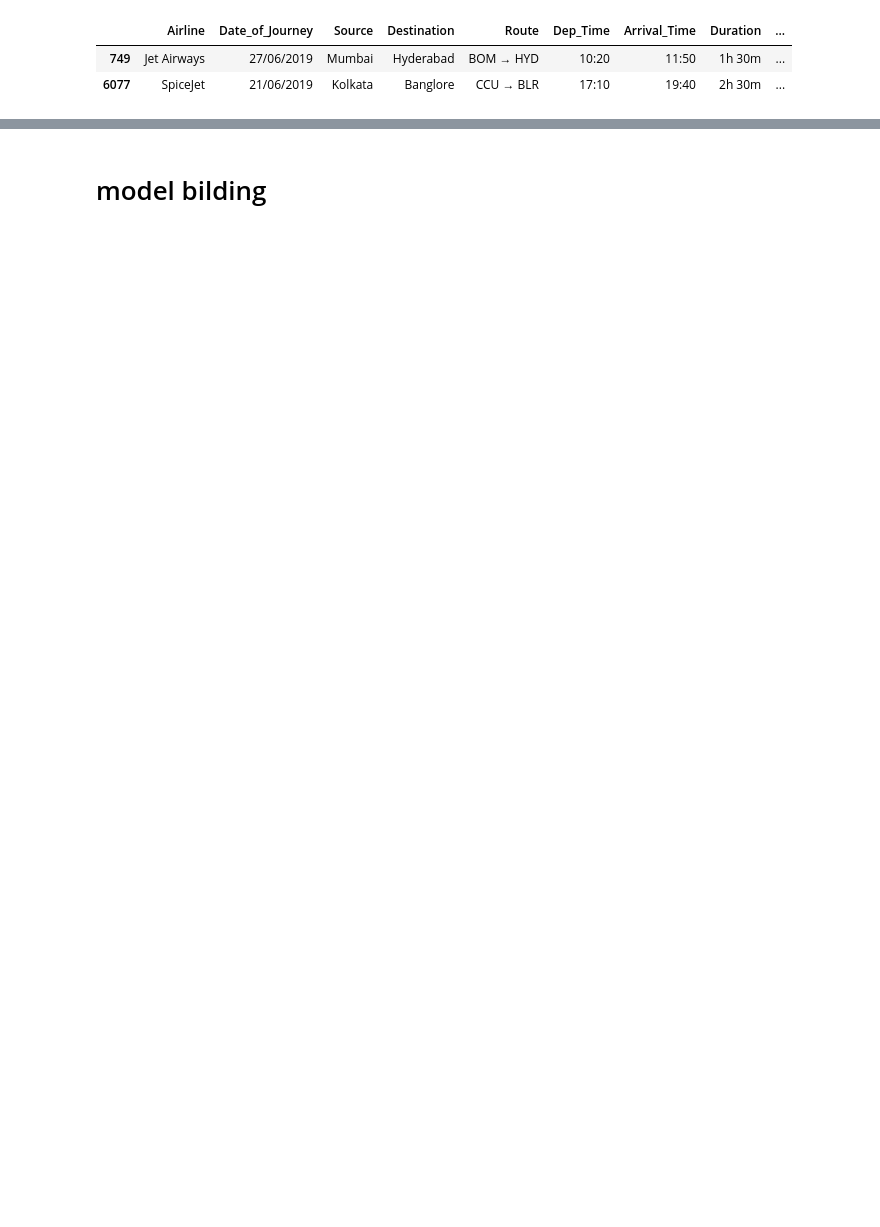
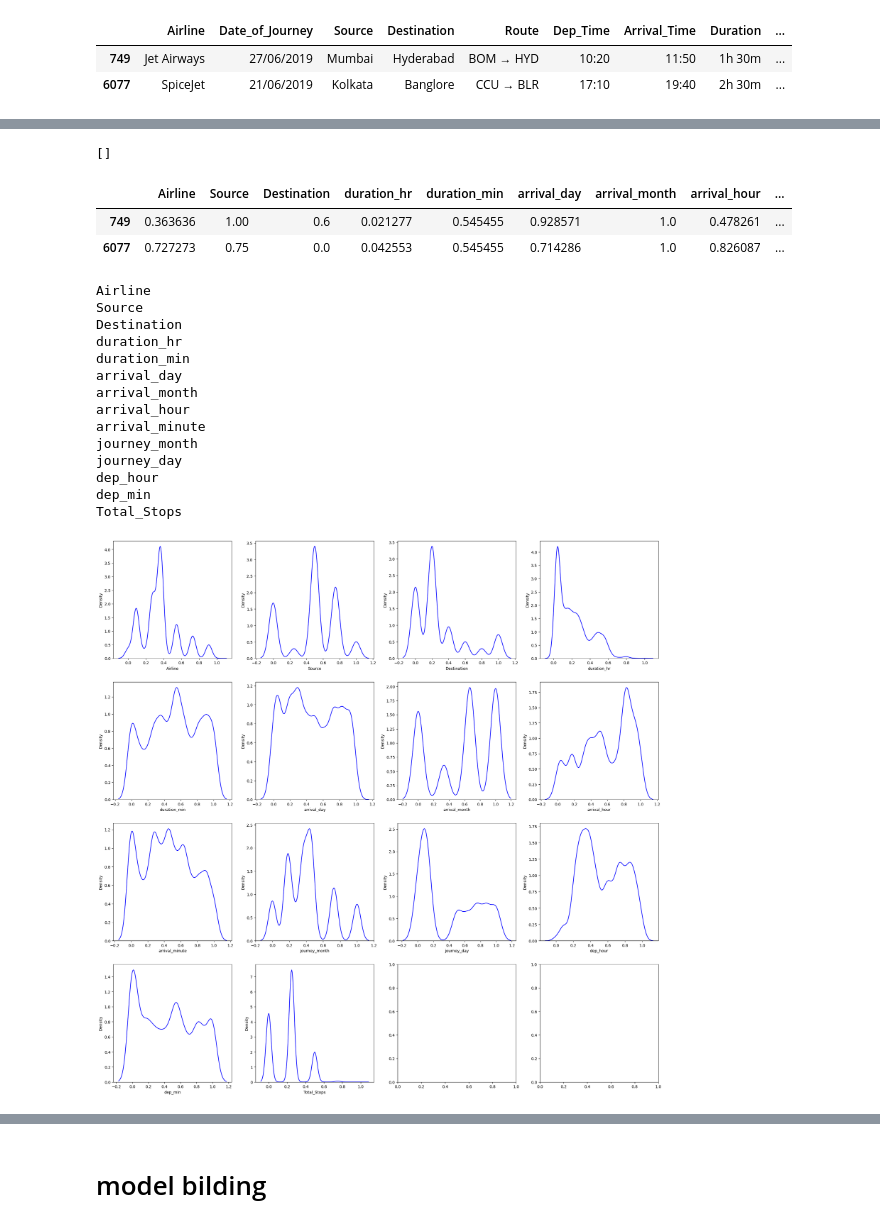
Before and after one commit to anvitendulkar10/Projects, a Jupyter notebook: Airline Price Prediction/Untitled0.ipynb, the cells around one changed output, grey strips where cells are left out. Drawn from its saved outputs; the diff is of its cells as text; code cells hidden in the pictures; blank space fills up the shorter version.

```diff
--- a/Airline Price Prediction/Untitled0.ipynb
+++ b/Airline Price Prediction/Untitled0.ipynb
@@ -274,0 +263,5 @@ sns.heatmap(encode_data.corr(), annot=True, fmt=".1f", cmap='coolwarm')
+# %%
+rf = RandomForestRegressor(random_state =42)
+rf.fit(X_train_df,y_train)
+fi_2 = pd.DataFrame( {'feature' : X_train_df.columns ,'RFimportance' :rf.feature_importances_})
+fi_2.sort_values('RFimportance',ascending=False)
@@ -274,0 +284,5 @@ sns.heatmap(encode_data.corr(), annot=True, fmt=".1f", cmap='coolwarm')
+# %%
+rf = GradientBoostingRegressor()
+rf.fit(X_train_df,y_train)
+fi_3 = pd.DataFrame( {'feature' : X_train_df.columns ,'GBimportance' :rf.feature_importances_})
+fi_3
@@ -274,0 +305,42 @@ sns.heatmap(encode_data.corr(), annot=True, fmt=".1f", cmap='coolwarm')
+# %%
+lasso = Lasso(alpha=0.1)  # alpha is the regularization strength
+lasso.fit(X_train_df, y_train)
+# Coefficients
+coefficients = lasso.coef_
+# Selected features
+selected_features = X_train_df.columns[coefficients == 0].tolist()
+selected_features
+# %% [output]
+[]
+# %%
+encoded_data = en_clf.fit_transform(X_train,y_train)
+# %%
+encoded_data.head(2)
+# %% [output]
+|  | Airline | Source | Destination | duration_hr | duration_min | arrival_day | arrival_month | arrival_hour | ... |
+| 749 | 0.363636 | 1.00 | 0.6 | 0.021277 | 0.545455 | 0.928571 | 1.0 | 0.478261 | ... |
+| 6077 | 0.727273 | 0.75 | 0.0 | 0.042553 | 0.545455 | 0.714286 | 1.0 | 0.826087 | ... |
+# %%
+# here Freedman-Diaconis Rule is used to decide the bins
+import math
+fig,axis = plt.subplots(math.ceil(encoded_data.shape[1]/4),4,figsize=(25,25))
+for col, ax in zip(encoded_data.columns, axis.ravel()):
+  print(col)
+  sns.kdeplot(encoded_data[col], ax=ax,color="b")
+plt.show()
+# %% [output]
+Airline
+Source
+Destination
+duration_hr
+duration_min
+arrival_day
+arrival_month
+arrival_hour
+arrival_minute
+journey_month
+journey_day
+dep_hour
+dep_min
+Total_Stops
+[figure, added]
```
Also changed, not shown: parts of 53 cells of this notebook.
